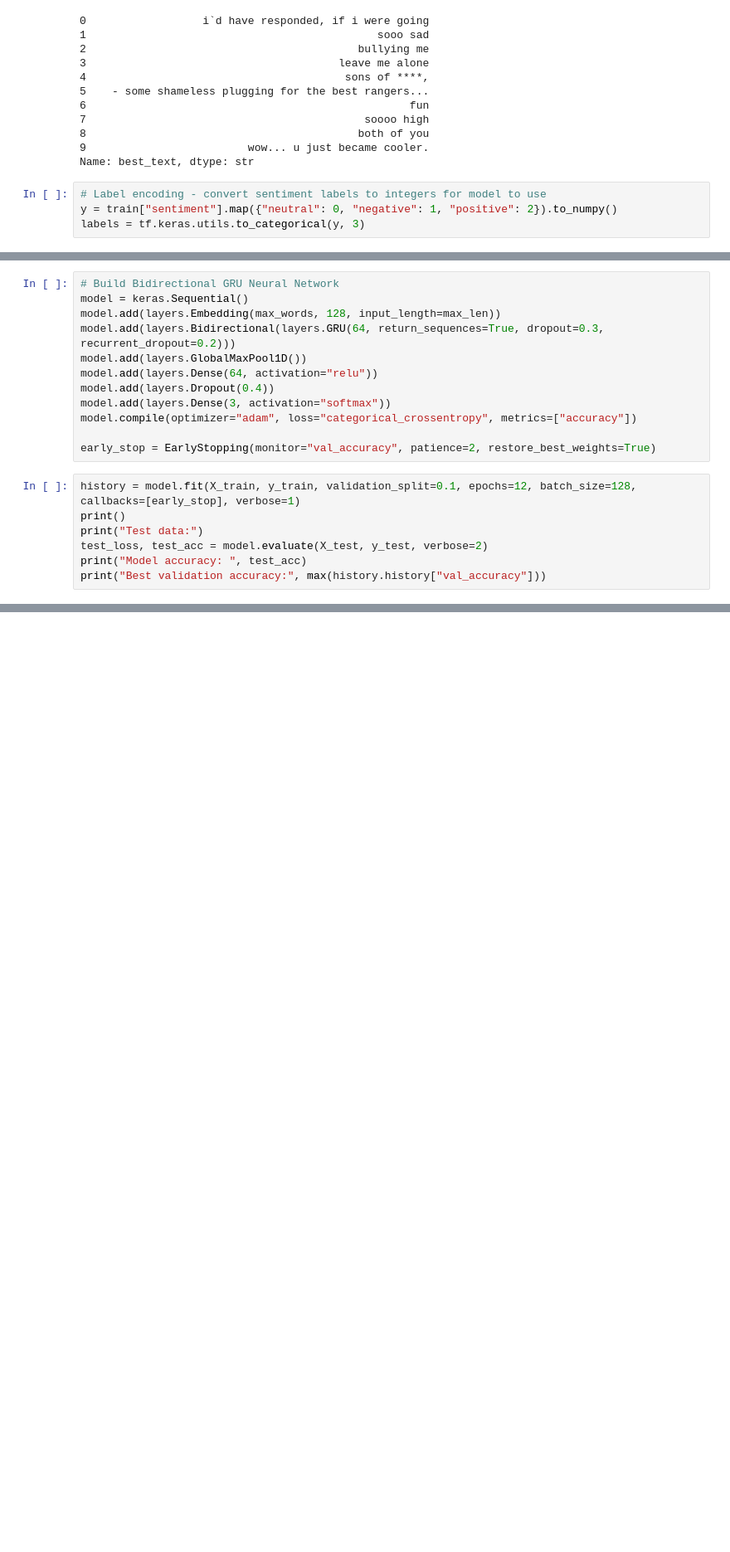
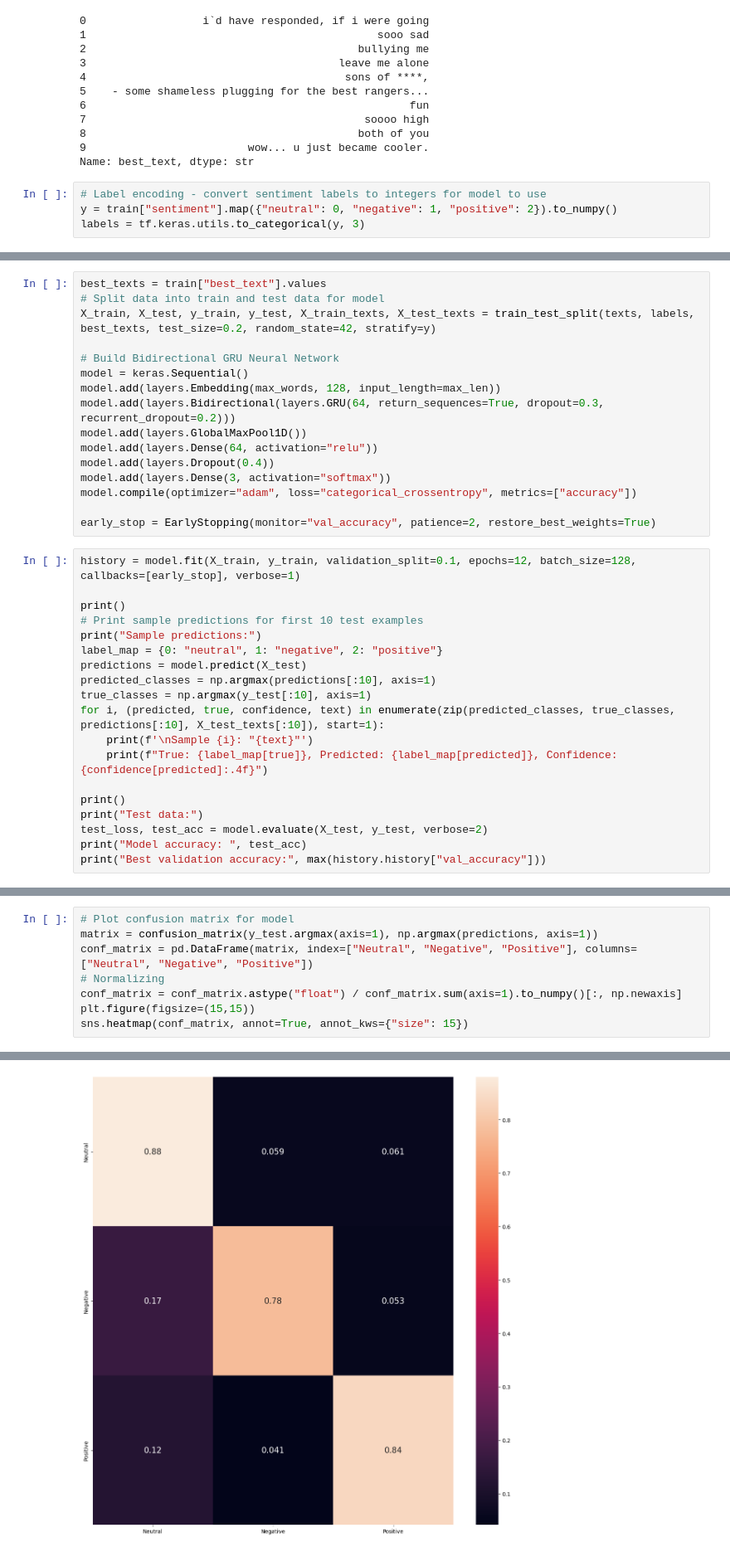
Before and after one commit to avaneeshc3/Neural-Network-Sentiment-Analysis, a Jupyter notebook: prediction.ipynb, the cells around one changed output, grey strips where cells are left out. Shown at 83% size. Drawn from its saved outputs; the diff is of its cells as text; blank space fills up the shorter version.

Commit message:
Added confusion matrix

```diff
--- a/prediction.ipynb
+++ b/prediction.ipynb
@@ -142,4 +127,8 @@ X_train, X_test, y_train, y_test = train_test_split(texts, labels, test_size=0.2
 # %%
+best_texts = train["best_text"].values
+# Split data into train and test data for model
+X_train, X_test, y_train, y_test, X_train_texts, X_test_texts = train_test_split(texts, labels, best_texts, test_size=0.2, random_state=42, stratify=y)
+
 # Build Bidirectional GRU Neural Network
 model = keras.Sequential()
 model.add(layers.Embedding(max_words, 128, input_length=max_len))
@@ -153,6 +142,18 @@ model.compile(optimizer="adam", loss="categorical_crossentropy", metrics=["accur
 early_stop = EarlyStopping(monitor="val_accuracy", patience=2, restore_best_weights=True)
 # %%
 history = model.fit(X_train, y_train, validation_split=0.1, epochs=12, batch_size=128, callbacks=[early_stop], verbose=1)
+
+print()
+# Print sample predictions for first 10 test examples
+print("Sample predictions:")
+label_map = {0: "neutral", 1: "negative", 2: "positive"}
+predictions = model.predict(X_test)
+predicted_classes = np.argmax(predictions[:10], axis=1)
+true_classes = np.argmax(y_test[:10], axis=1)
+for i, (predicted, true, confidence, text) in enumerate(zip(predicted_classes, true_classes, predictions[:10], X_test_texts[:10]), start=1):
+    print(f'\nSample {i}: "{text}"')
+    print(f"True: {label_map[true]}, Predicted: {label_map[predicted]}, Confidence: {confidence[predicted]:.4f}")
+
 print()
 print("Test data:")
 test_loss, test_acc = model.evaluate(X_test, y_test, verbose=2)
@@ -170,0 +180,9 @@ Best validation accuracy: 0.9140518307685852
+# %%
+# Plot confusion matrix for model
+matrix = confusion_matrix(y_test.argmax(axis=1), np.argmax(predictions, axis=1))
+conf_matrix = pd.DataFrame(matrix, index=["Neutral", "Negative", "Positive"], columns=["Neutral", "Negative", "Positive"])
+# Normalizing
+conf_matrix = conf_matrix.astype("float") / conf_matrix.sum(axis=1).to_numpy()[:, np.newaxis]
+plt.figure(figsize=(15,15))
+sns.heatmap(conf_matrix, annot=True, annot_kws={"size": 15})
+# %% [output]
@@ -170,0 +190 @@ Best validation accuracy: 0.9140518307685852
+[figure, added]
```
Also changed, not shown: parts of 5 cells of this notebook.
